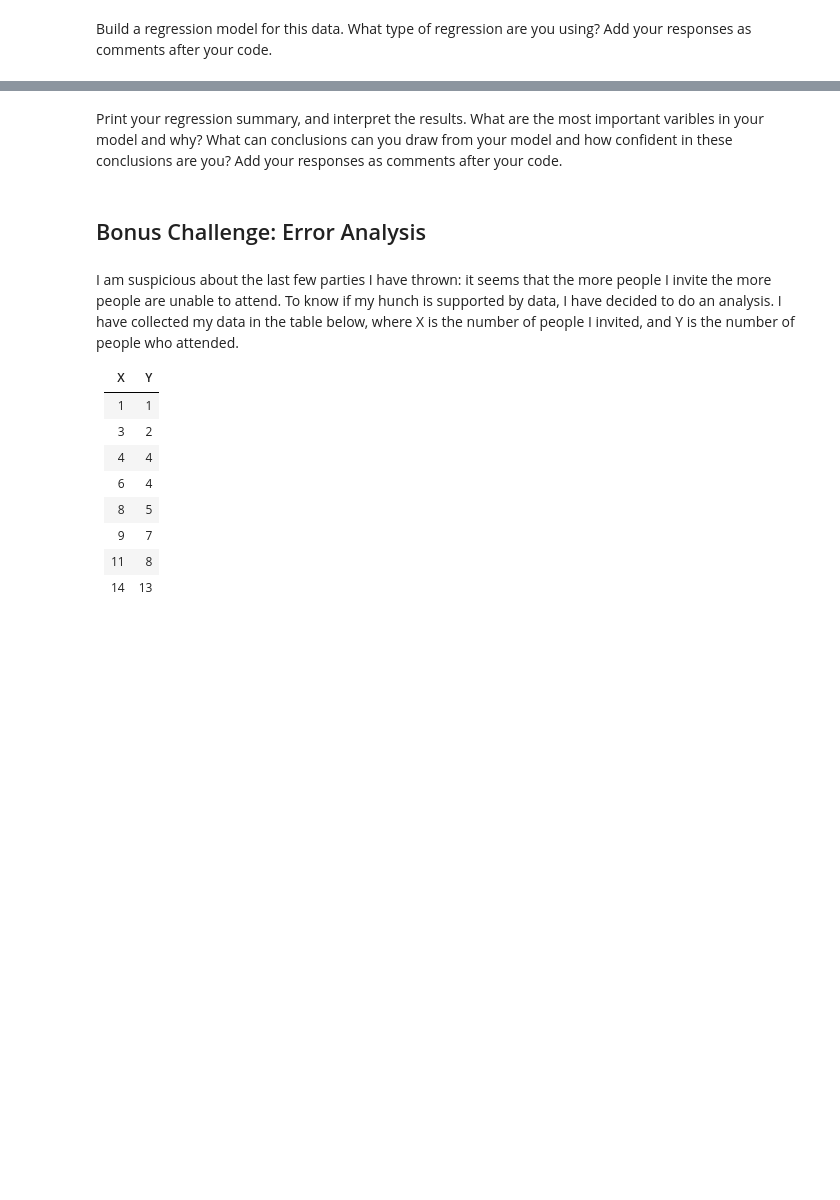
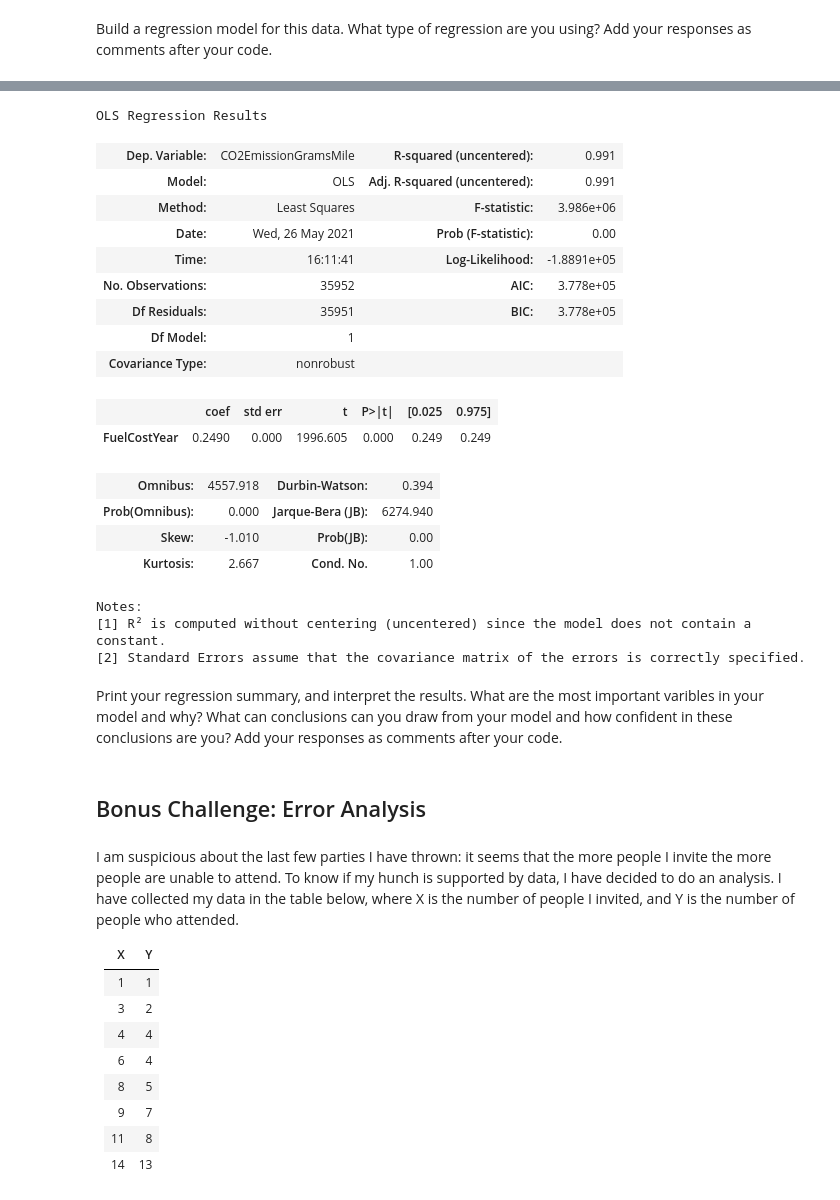
Before and after one commit to Ironhack-Data-Madrid-Abril-2021/lab_regression_analysis, a Jupyter notebook: your-code.ipynb, the cells around one changed output, grey strips where cells are left out. Cells and saved outputs as stored; diff of their text form; code cells hidden in the pictures; blank space fills up the shorter version.

```diff
--- a/your-code.ipynb
+++ b/your-code.ipynb
@@ -137,0 +167,4 @@ Build a regression model for this data. What type of regression are you using? A
+# %%
+data_updated.columns=data_updated.columns.str.replace(" ","")
+# %%
+data_updated.columns=data_updated.columns.str.replace("/","")
@@ -138,2 +177,29 @@ Build a regression model for this data. What type of regression are you using? A
+# %%
+# Your response here.
+x=data_updated.FuelCostYear
+y=data_updated.CO2EmissionGramsMile
+modelo=sm.OLS(y, x).fit()
+pred=modelo.predict(x)
+modelo.summary()
+# %% [output]
+OLS Regression Results
+| Dep. Variable: | CO2EmissionGramsMile | R-squared (uncentered): | 0.991 |
+| Model: | OLS | Adj. R-squared (uncentered): | 0.991 |
+| Method: | Least Squares | F-statistic: | 3.986e+06 |
+| Date: | Wed, 26 May 2021 | Prob (F-statistic): | 0.00 |
+| Time: | 16:11:41 | Log-Likelihood: | -1.8891e+05 |
+| No. Observations: | 35952 | AIC: | 3.778e+05 |
+| Df Residuals: | 35951 | BIC: | 3.778e+05 |
+| Df Model: | 1 |  |  |
+| Covariance Type: | nonrobust |  |  |
+|  | coef | std err | t | P>|t| | [0.025 | 0.975] |
+| FuelCostYear | 0.2490 | 0.000 | 1996.605 | 0.000 | 0.249 | 0.249 |
+| Omnibus: | 4557.918 | Durbin-Watson: | 0.394 |
+| Prob(Omnibus): | 0.000 | Jarque-Bera (JB): | 6274.940 |
+| Skew: | -1.010 | Prob(JB): | 0.00 |
+| Kurtosis: | 2.667 | Cond. No. | 1.00 |
+Notes:
+[1] R² is computed without centering (uncentered) since the model does not contain a constant.
+[2] Standard Errors assume that the covariance matrix of the errors is correctly specified.
 # %% [markdown]
 Print your regression summary, and interpret the results. What are the most important varibles in your model and why? What can conclusions can you draw from your model and how confident in these conclusions are you? Add your responses as comments after your code.
```
Also changed, not shown: parts of 10 cells of this notebook.
